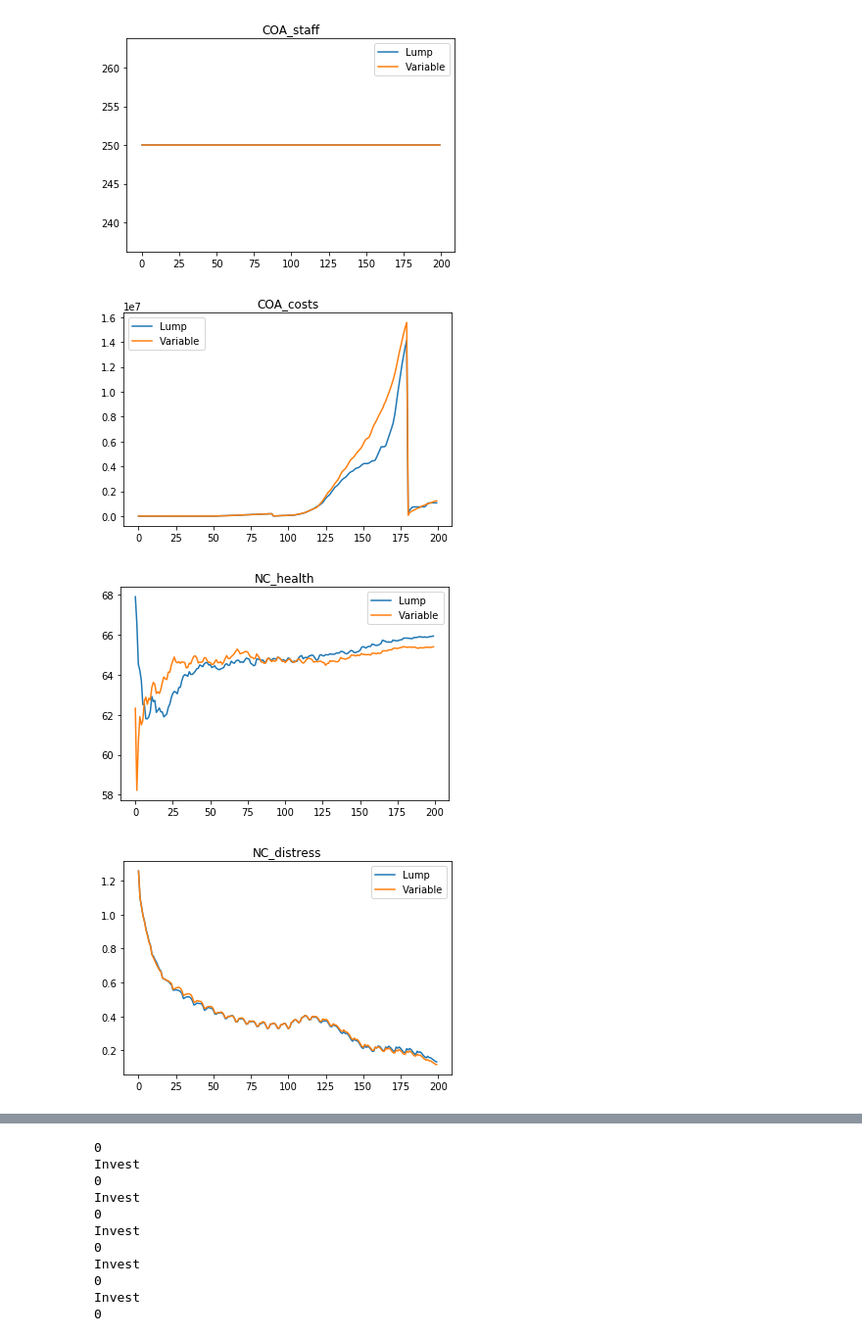
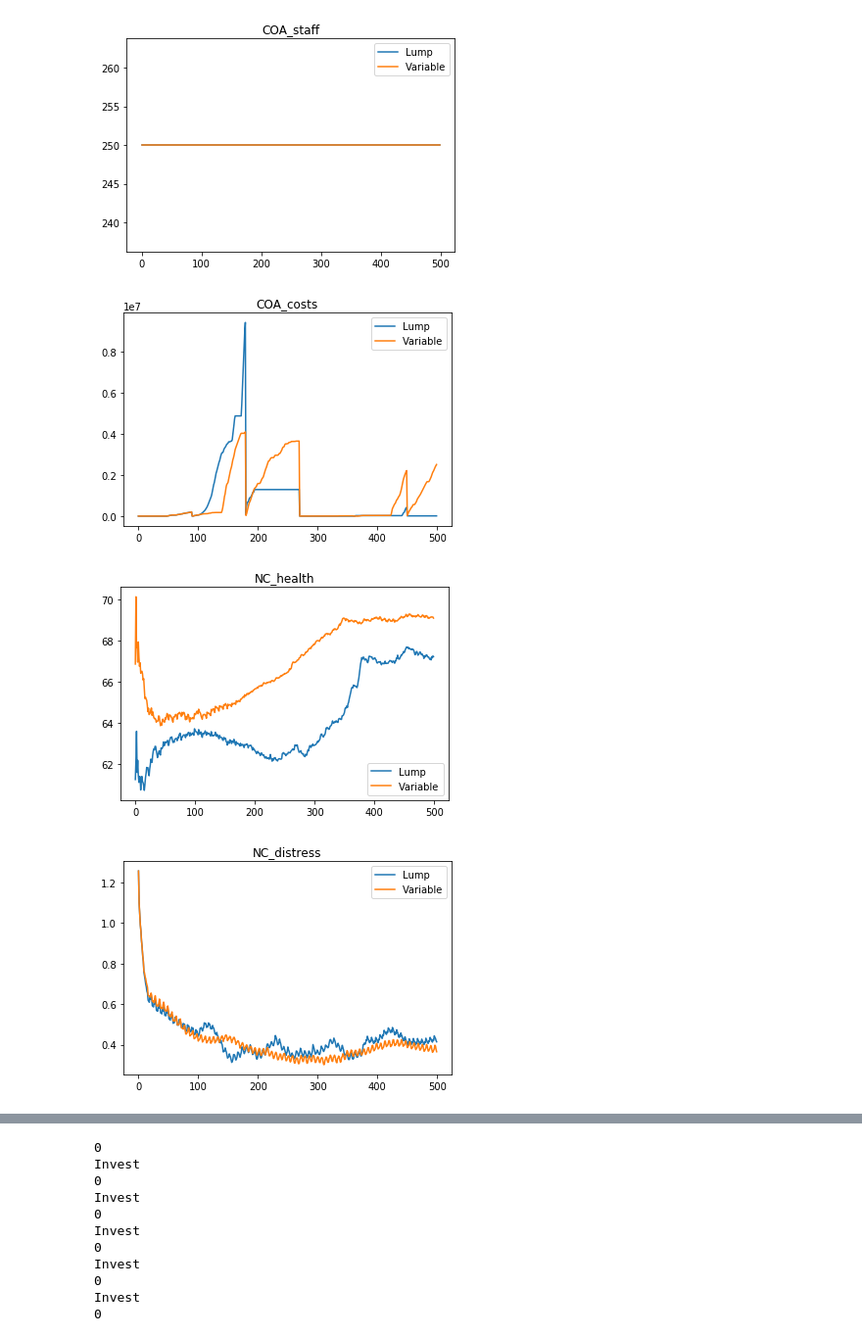
Before and after one commit to phillipjw/humanitarian_logistics, a Jupyter notebook: FundingComparison.ipynb, the cells around one changed output, grey strips where cells are left out. Shown at 98% size. Drawn from its saved outputs; the diff is of its cells as text; code cells hidden in the pictures.

```diff
--- a/FundingComparison.ipynb
+++ b/FundingComparison.ipynb
@@ -13,4 +13,4 @@ width = 200
 height = 200
 num_pols = 2
 city_size = 20
-number_steps = 300
+number_steps = 500
@@ -92,7 +137,10 @@ data = {'occupancy' : [],
        'COA_costs' : [],
        'NC_health' : [],
        'NC_distress': [],
-       'QOL': []}
+       'QOL': [],
+       'Gravity':[],
+       'Acculturation': [],
+       'PO': []}
 
 for step in range(number_steps):
 
@@ -105,6 +153,9 @@ for step in range(number_steps):
     data['NC_health'].append(np.mean([nc.health for nc in ncs]))
     data['NC_distress'].append(np.mean([nc.values.health for nc in ncs]))
     data['QOL'].append(np.mean([ind.city.coa.get_qol() for ind in inds]))
+    data['Gravity'].append(np.mean([ind.city.coa.gravity for ind in inds]))
+    data['Acculturation'].append(np.mean([nc.acculturation for nc in ncs]))
+    data['PO'].append(np.mean([ind.city.public_opinion for ind in inds]))
 
 
 print(data)
@@ -114,7 +165,7 @@ lump_df = pd.DataFrame.from_dict(data)
 
 test = HumanitarianLogistics(width, height, num_pols, city_size, 55, 65, 45, 60)
 test.include_social_networks = False
-test.shock_flag = True
+test.shock_flag = False
 occupancy = []
 azcs = [azc for azc in test.schedule.agents if type(azc) is AZC]
 hotels = [azc for azc in test.schedule.agents if type(azc) is Hotel]
@@ -130,7 +181,10 @@ data = {'occupancy' : [],
        'COA_costs' : [],
        'NC_health' : [],
        'NC_distress': [],
-       'QOL': []}
+       'QOL': [],
+       'Gravity':[],
+       'Acculturation': [],
+       'PO': []}
 
 for step in range(number_steps):
 
@@ -143,6 +197,9 @@ for step in range(number_steps):
     data['NC_health'].append(np.mean([nc.health for nc in ncs]))
     data['NC_distress'].append(np.mean([nc.values.health for nc in ncs]))
     data['QOL'].append(np.mean([ind.city.coa.get_qol() for ind in inds]))
+    data['Gravity'].append(np.mean([ind.city.coa.gravity for ind in inds]))
+    data['Acculturation'].append(np.mean([nc.acculturation for nc in ncs]))
+    data['PO'].append(np.mean([ind.city.public_opinion for ind in inds]))
 
 var_df = pd.DataFrame.from_dict(data)
 
@@ -175,4 +232,4 @@ Crisis
-[figure, old version]
+[figure, new version]
-[figure, old version]
+[figure, new version]
-[figure, old version]
+[figure, new version]
-[figure, old version]
+[figure, new version]
```
Also changed, not shown: parts of 5 cells of this notebook, 2 other files.
